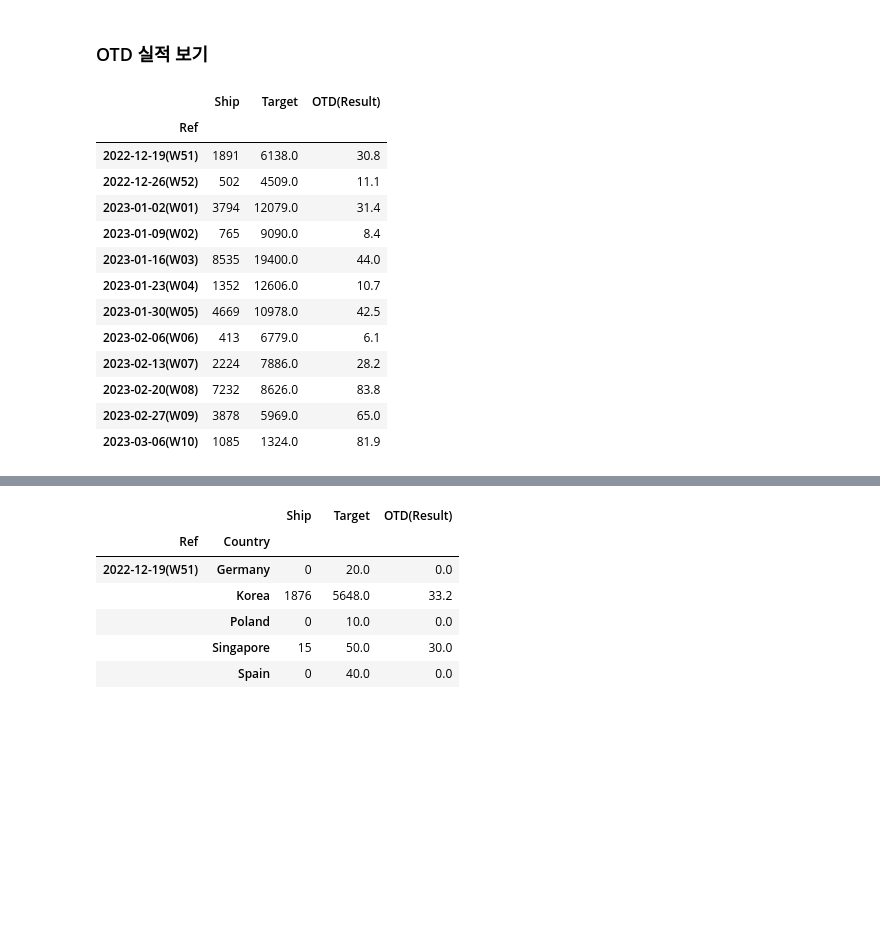
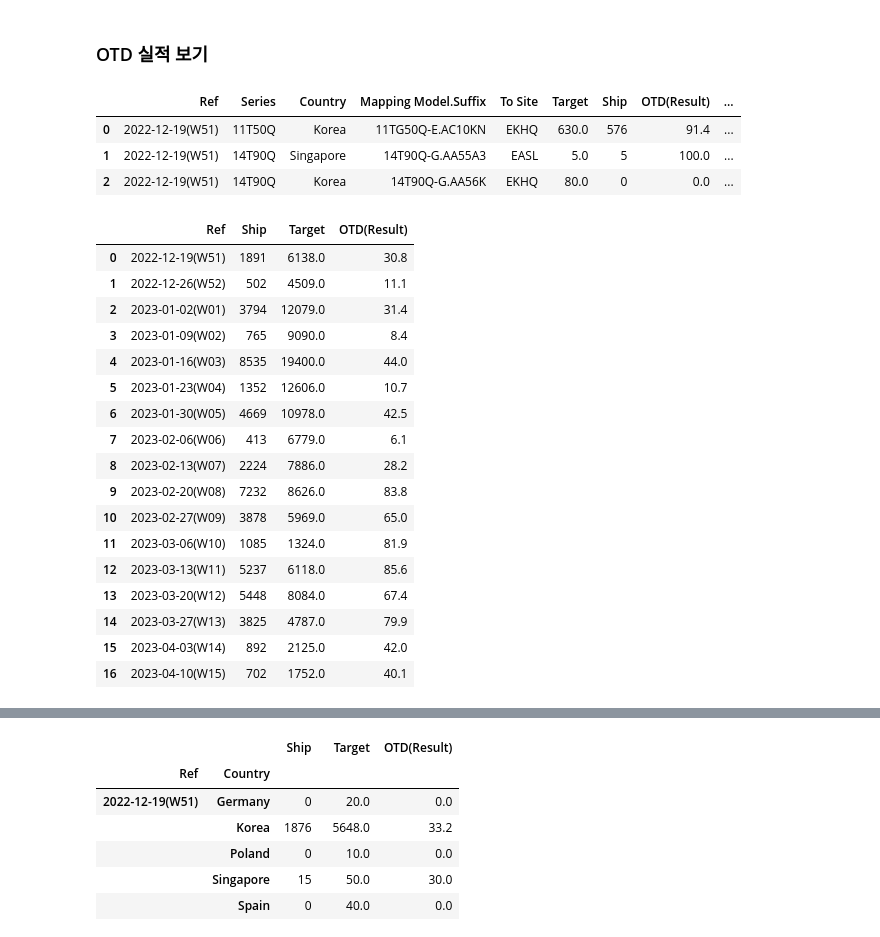
Before and after one commit to JONGMOKLEE76/AutoWork, a Jupyter notebook: [업무활용] Quanta OTD result 구하기.ipynb, the cells around one changed output, grey strips where cells are left out. Cells and saved outputs as stored; diff of their text form; code cells hidden in the pictures; blank space fills up the shorter version.

```diff
--- a/[업무활용] Quanta OTD result 구하기.ipynb
+++ b/[업무활용] Quanta OTD result 구하기.ipynb
@@ -145,23 +151,35 @@ with open('D:/Data/OTD_result_db.bin', 'rb') as f:
+# %%
+otd.head(3)
+# %% [output]
+|  | Ref | Series | Country | Mapping Model.Suffix | To Site | Target | Ship | OTD(Result) | ... |
+| 0 | 2022-12-19(W51) | 11T50Q | Korea | 11TG50Q-E.AC10KN | EKHQ | 630.0 | 576 | 91.4 | ... |
+| 1 | 2022-12-19(W51) | 14T90Q | Singapore | 14T90Q-G.AA55A3 | EASL | 5.0 | 5 | 100.0 | ... |
+| 2 | 2022-12-19(W51) | 14T90Q | Korea | 14T90Q-G.AA56K | EKHQ | 80.0 | 0 | 0.0 | ... |
 # %%
 # 주차별 OTD 실적
 otd_week = otd.pivot_table(['Target', 'Ship'], index='Ref', aggfunc=sum)
 otd_week['OTD(Result)'] = round(otd_week['Ship'] / otd_week['Target'] * 100, 1)
-otd_week
+otd_week.reset_index()
+px.bar(otd_week.reset_index(), x='Ref', y='OTD(Result)', width=500, height=400).update_xaxes(tickangle=70)
 # %% [output]
-|  | Ship | Target | OTD(Result) |
-| Ref |  |  |  |
-| 2022-12-19(W51) | 1891 | 6138.0 | 30.8 |
-| 2022-12-26(W52) | 502 | 4509.0 | 11.1 |
-| 2023-01-02(W01) | 3794 | 12079.0 | 31.4 |
-| 2023-01-09(W02) | 765 | 9090.0 | 8.4 |
-| 2023-01-16(W03) | 8535 | 19400.0 | 44.0 |
-| 2023-01-23(W04) | 1352 | 12606.0 | 10.7 |
-| 2023-01-30(W05) | 4669 | 10978.0 | 42.5 |
-| 2023-02-06(W06) | 413 | 6779.0 | 6.1 |
-| 2023-02-13(W07) | 2224 | 7886.0 | 28.2 |
-| 2023-02-20(W08) | 7232 | 8626.0 | 83.8 |
-| 2023-02-27(W09) | 3878 | 5969.0 | 65.0 |
-| 2023-03-06(W10) | 1085 | 1324.0 | 81.9 |
+|  | Ref | Ship | Target | OTD(Result) |
+| 0 | 2022-12-19(W51) | 1891 | 6138.0 | 30.8 |
+| 1 | 2022-12-26(W52) | 502 | 4509.0 | 11.1 |
+| 2 | 2023-01-02(W01) | 3794 | 12079.0 | 31.4 |
+| 3 | 2023-01-09(W02) | 765 | 9090.0 | 8.4 |
+| 4 | 2023-01-16(W03) | 8535 | 19400.0 | 44.0 |
+| 5 | 2023-01-23(W04) | 1352 | 12606.0 | 10.7 |
+| 6 | 2023-01-30(W05) | 4669 | 10978.0 | 42.5 |
+| 7 | 2023-02-06(W06) | 413 | 6779.0 | 6.1 |
+| 8 | 2023-02-13(W07) | 2224 | 7886.0 | 28.2 |
+| 9 | 2023-02-20(W08) | 7232 | 8626.0 | 83.8 |
+| 10 | 2023-02-27(W09) | 3878 | 5969.0 | 65.0 |
+| 11 | 2023-03-06(W10) | 1085 | 1324.0 | 81.9 |
+| 12 | 2023-03-13(W11) | 5237 | 6118.0 | 85.6 |
+| 13 | 2023-03-20(W12) | 5448 | 8084.0 | 67.4 |
+| 14 | 2023-03-27(W13) | 3825 | 4787.0 | 79.9 |
+| 15 | 2023-04-03(W14) | 892 | 2125.0 | 42.0 |
+| 16 | 2023-04-10(W15) | 702 | 1752.0 | 40.1 |
 # %%
 # 모델별 OTD 실적
 otd_model = otd.pivot_table(['Target', 'Ship'], index=['Ref', 'Series'], aggfunc=sum)
```
Also changed, not shown: parts of 19 cells of this notebook, 21 other files.
